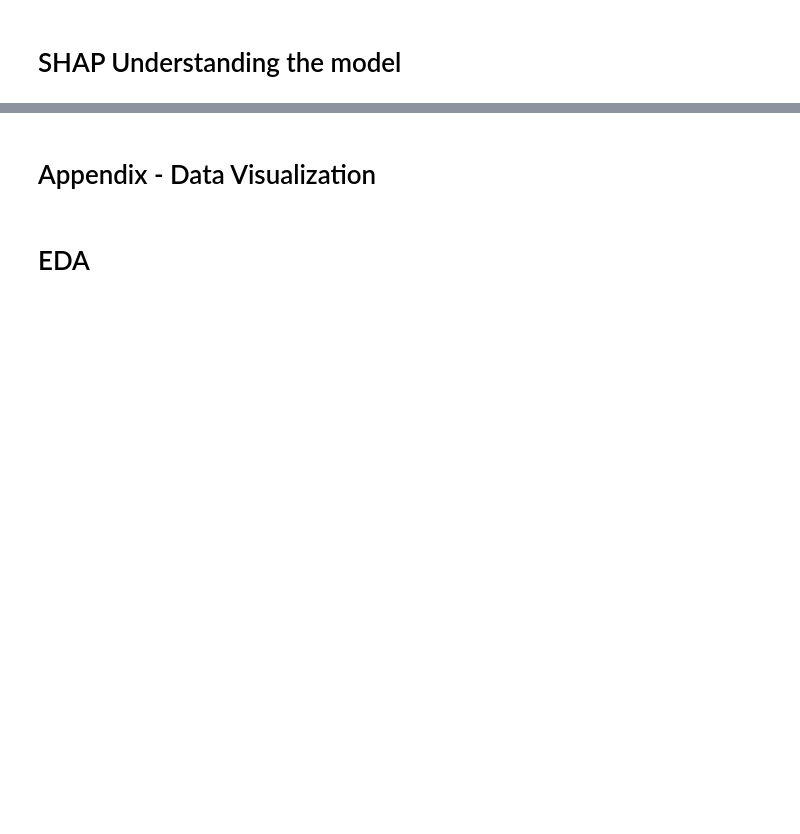
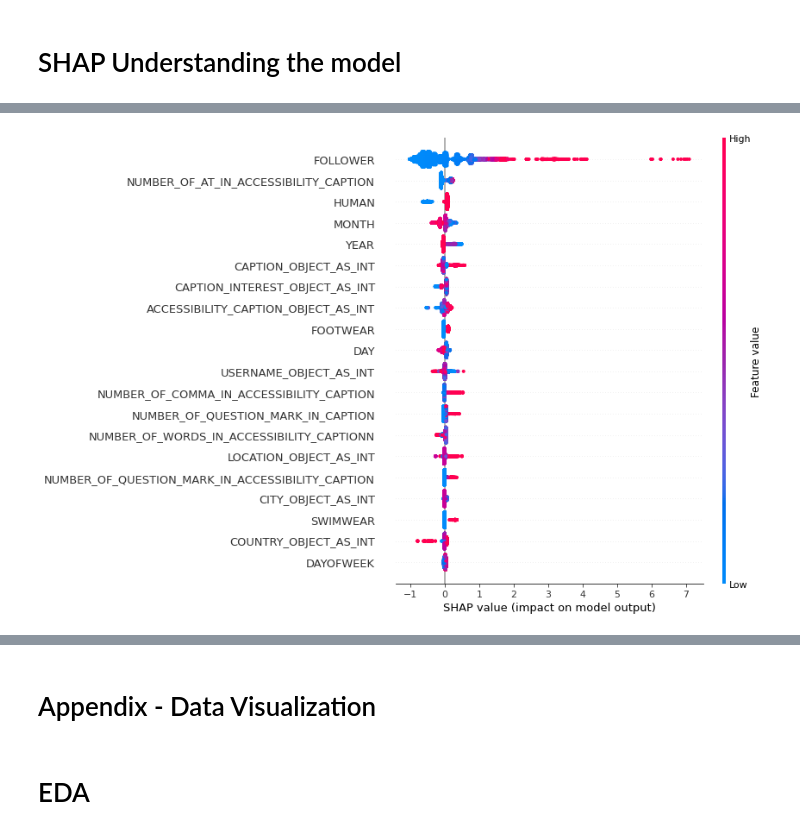
Before and after one commit to Raanank10/Instagram-s-influencers, a Jupyter notebook: Instagram_Influencers_V2.ipynb, the cells around one changed output, grey strips where cells are left out. Saved outputs shown, nothing was run; the diff lists cells and outputs as text; code cells hidden in the pictures; blank space fills up the shorter version.

```diff
--- a/Instagram_Influencers_V2.ipynb
+++ b/Instagram_Influencers_V2.ipynb
@@ -393,0 +441,9 @@ pd.DataFrame(XGB_reg_likes.feature_importances_[sorted_idx],
+# %%
+# explain the model's predictions using SHAP
+# (same syntax works for LightGBM, CatBoost, scikit-learn, transformers, Spark, etc.)
+explainer = shap.Explainer(XGB_reg_likes)
+shap_values = explainer(X)
+# %%
+shap.summary_plot(shap_values, X)
+# %% [output]
+[figure, added]
```
Also changed, not shown: parts of 8 cells of this notebook.
